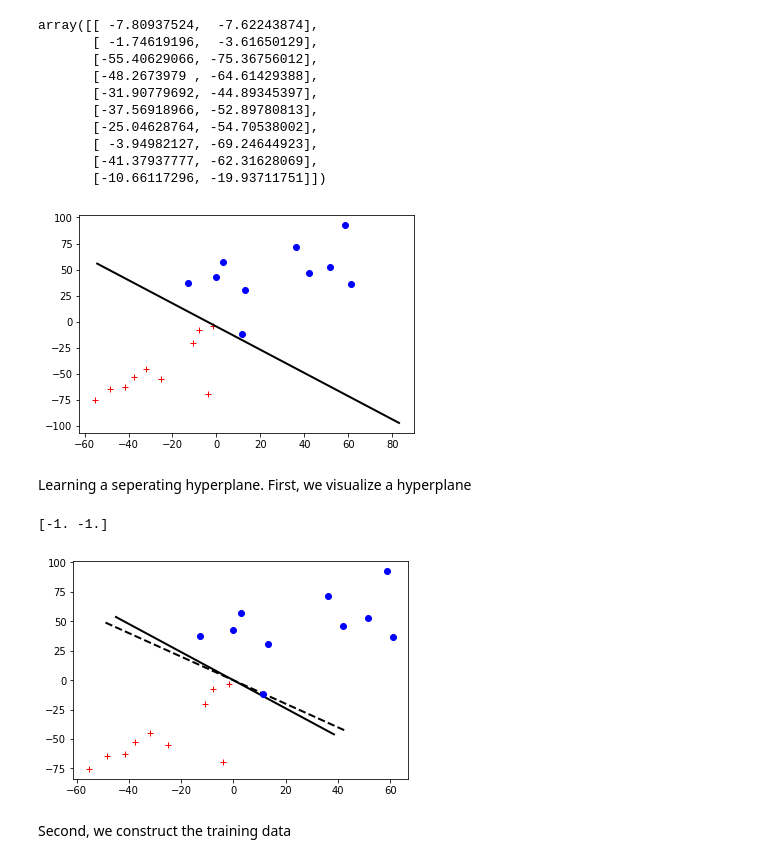
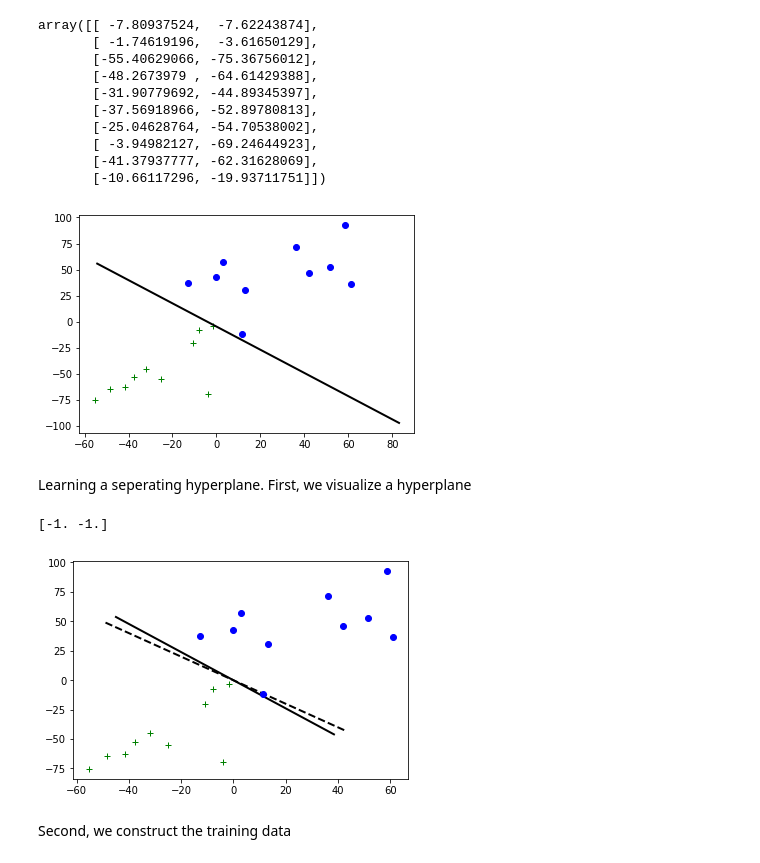
Before and after one commit to tamir650/keshet17, a Jupyter notebook: class04/class4.ipynb, the cells around one changed output. Saved outputs shown, nothing was run; the diff lists cells and outputs as text; code cells hidden in the pictures.

```diff
--- a/class04/class4.ipynb
+++ b/class04/class4.ipynb
@@ -69,12 +69,12 @@ array([[ -7.80937524,  -7.62243874],
        [-41.37937777, -62.31628069],
        [-10.66117296, -19.93711751]])
 # %%
-plt.plot(forest_array_centered[:,0], forest_array_centered[:,1], 'r+')
+plt.plot(forest_array_centered[:,0], forest_array_centered[:,1], 'g+')
 plt.plot(city_array_centered[:,0], city_array_centered[:,1], 'bo')
 plt.plot(np.array([40, 170])-average, np.array([150, -10])-average, 'k-', lw=2)
 plt.show()
 # %% [output]
-[figure, old version]
+[figure, new version]
 # %% [markdown]
 Learning a seperating hyperplane. First, we visualize a hyperplane
 # %%
@@ -87,7 +87,7 @@ def plot_seperating_hyperlane(w):
     t = np.arange(-60.0, 80.0, 10.0)
     plt.plot(w[1]*t, -w[0]*t, 'k--', lw=2)
     plt.plot(-0.64173183*t, 0.76692911*t, 'k', lw=2)
-    plt.plot(forest_array_centered[:,0], forest_array_centered[:,1], 'r+')
+    plt.plot(forest_array_centered[:,0], forest_array_centered[:,1], 'g+')
     plt.plot(city_array_centered[:,0], city_array_centered[:,1], 'bo')
     plt.show()
     display.clear_output(wait=True)
@@ -96,7 +96,7 @@ def plot_seperating_hyperlane(w):
 plot_seperating_hyperlane(np.array([-1.0, -1.0]))
 # %% [output]
 [-1. -1.]
-[figure, old version]
+[figure, new version]
 # %% [markdown]
 Second, we construct the training data
 # %%
```
Also changed, not shown: parts of 9 cells of this notebook, 1 other file.
